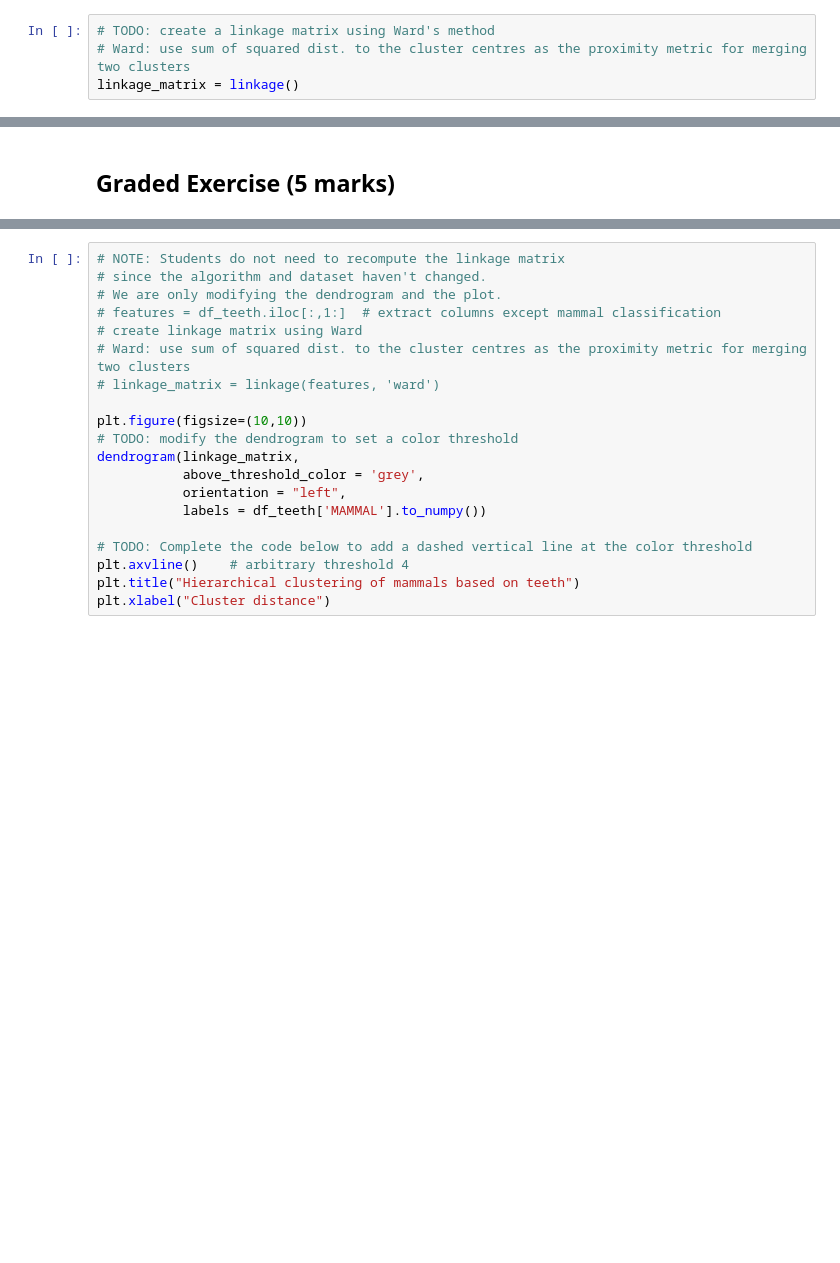
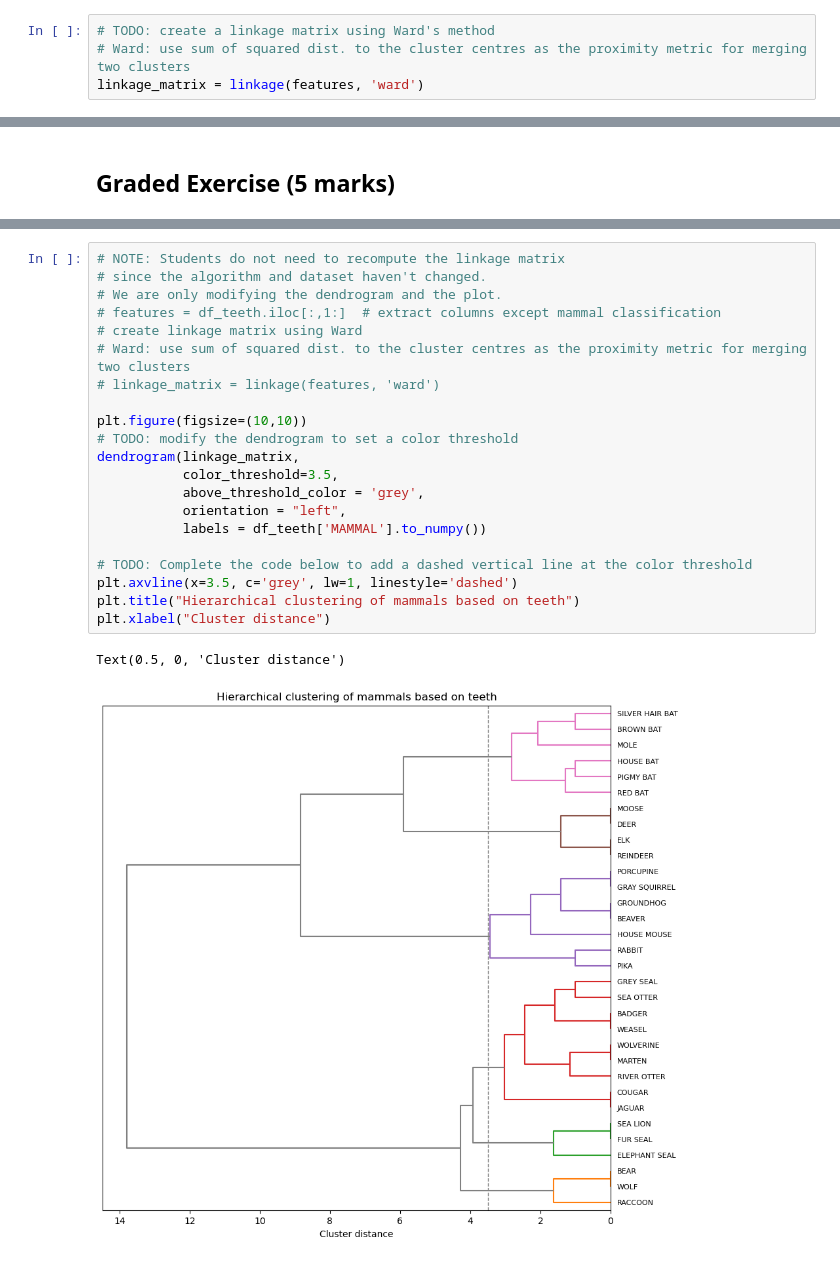
Before and after one commit to CS-Biotech/2-1_Advanced-visualization-and-plotting, a Jupyter notebook: Week1_Advanced_visualization_and_plotting_polished.ipynb, the cells around one changed output, grey strips where cells are left out. Drawn from its saved outputs; the diff is of its cells as text; blank space fills up the shorter version.

```diff
--- a/Week1_Advanced_visualization_and_plotting_polished.ipynb
+++ b/Week1_Advanced_visualization_and_plotting_polished.ipynb
@@ -397,4 +439,4 @@ As mentioned above, we will be using Ward's method in this example through the `
 # %%
 # TODO: create a linkage matrix using Ward's method
 # Ward: use sum of squared dist. to the cluster centres as the proximity metric for merging two clusters
-linkage_matrix = linkage()
+linkage_matrix = linkage(features, 'ward')
@@ -492,21 +538,25 @@ NameError: name 'plt' is not defined
 # %%
 # NOTE: Students do not need to recompute the linkage matrix
 # since the algorithm and dataset haven't changed.
 # We are only modifying the dendrogram and the plot.
 # features = df_teeth.iloc[:,1:]  # extract columns except mammal classification
 # create linkage matrix using Ward
 # Ward: use sum of squared dist. to the cluster centres as the proximity metric for merging two clusters
 # linkage_matrix = linkage(features, 'ward')
 
 plt.figure(figsize=(10,10))
 # TODO: modify the dendrogram to set a color threshold
 dendrogram(linkage_matrix,
+           color_threshold=3.5,
            above_threshold_color = 'grey',
            orientation = "left",
            labels = df_teeth['MAMMAL'].to_numpy())
 
 # TODO: Complete the code below to add a dashed vertical line at the color threshold
-plt.axvline()    # arbitrary threshold 4
+plt.axvline(x=3.5, c='grey', lw=1, linestyle='dashed')
 plt.title("Hierarchical clustering of mammals based on teeth")
 plt.xlabel("Cluster distance")
+# %% [output]
+Text(0.5, 0, 'Cluster distance')
+[figure, added]
 # %% [markdown]
```
Also changed, not shown: parts of 18 cells of this notebook.
